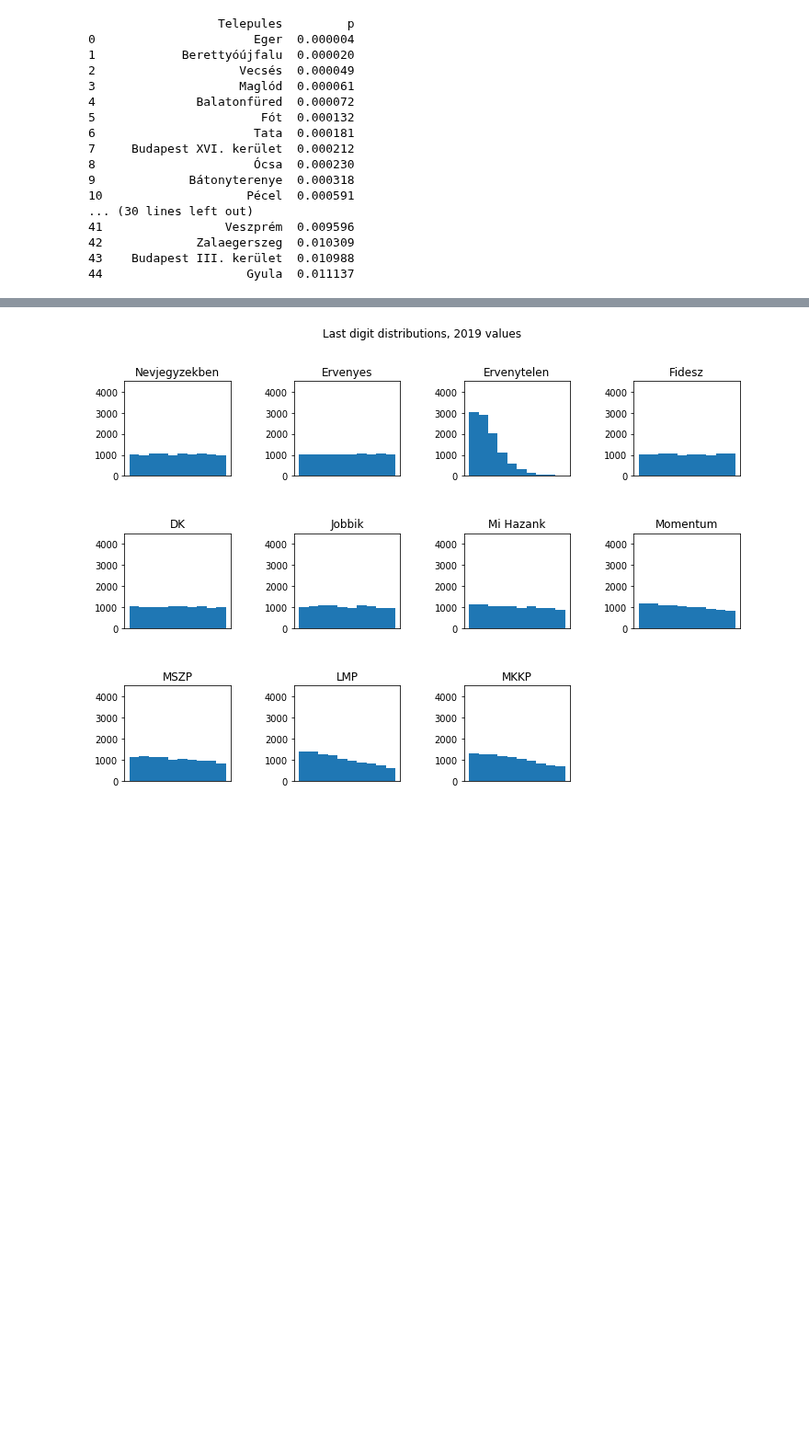
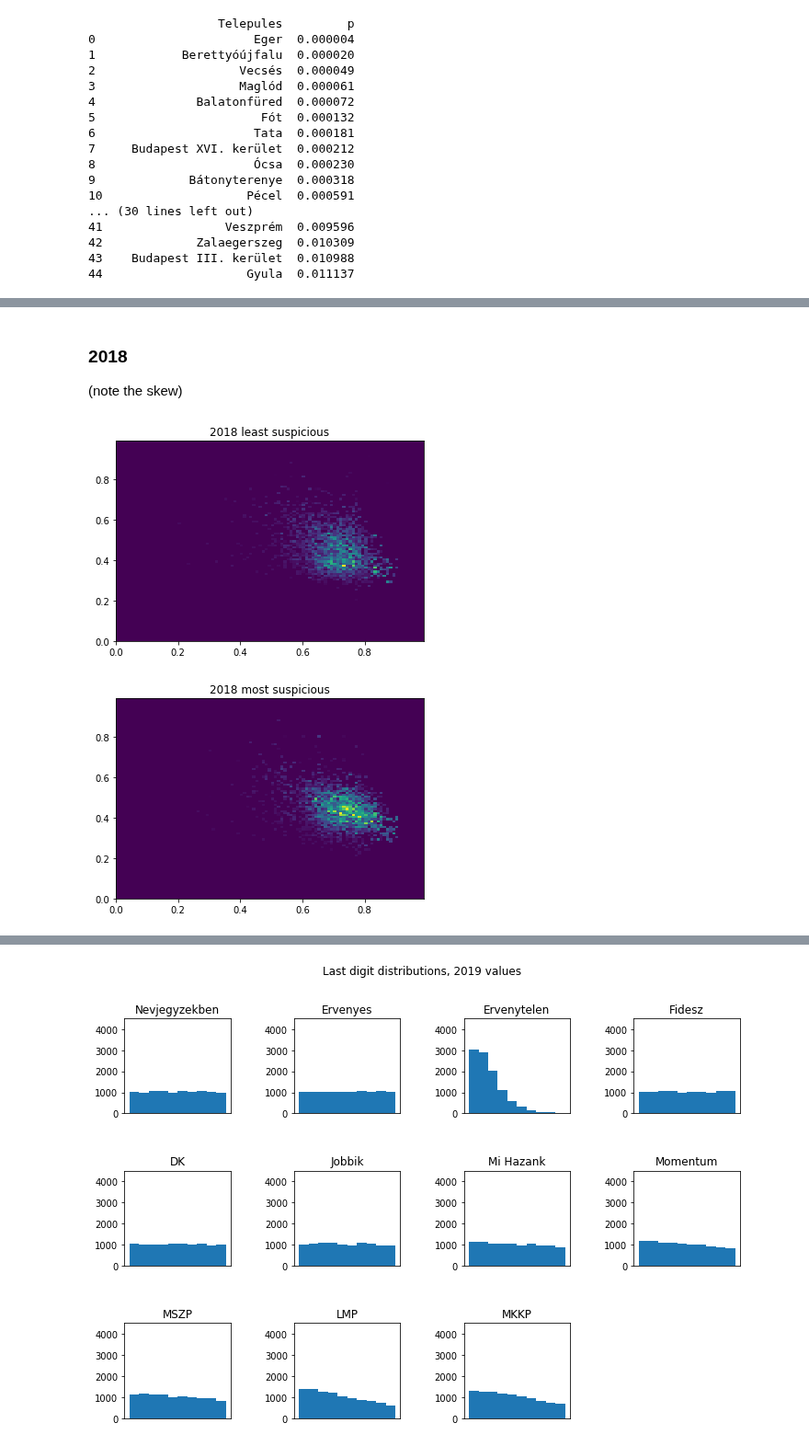
Before and after one commit to brezniczky/ep_elections_2019_hun, a Jupyter notebook: report.ipynb, the cells around one changed output, grey strips where cells are left out. Shown at 92% size. Cells and saved outputs as stored; diff of their text form; code cells hidden in the pictures; blank space fills up the shorter version.

```diff
--- a/report.ipynb
+++ b/report.ipynb
@@ -445,0 +482,9 @@ print(df.head(45)[["Telepules", "p"]])
+# %% [markdown]
+### 2018
+
+(note the skew)
+# %%
+plot_2018_fingerprints()
+# %% [output]
+[figure, added]
+[figure, added]
```
Also changed, not shown: parts of 14 cells of this notebook, 6 other files.
